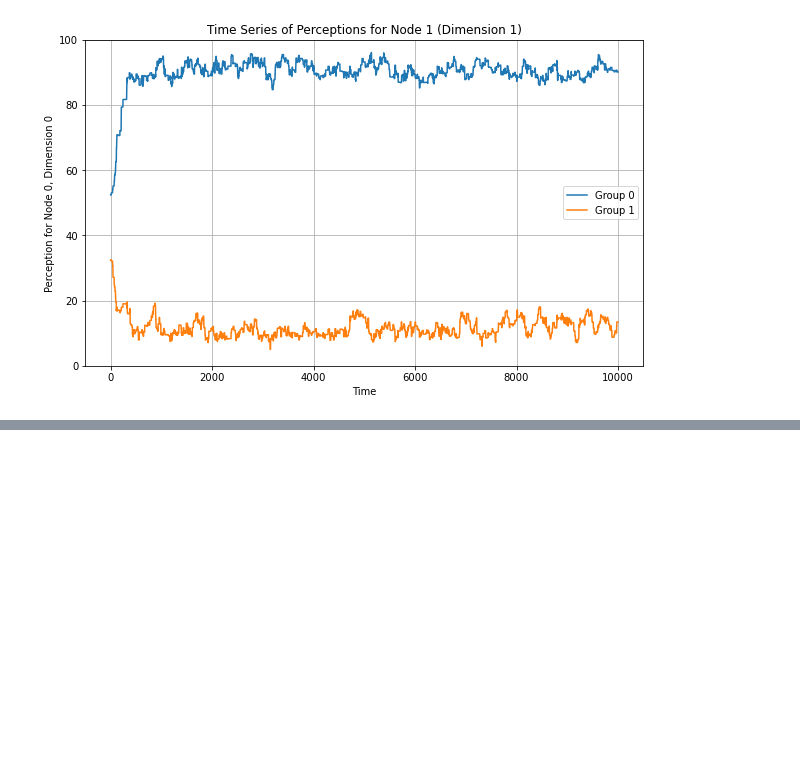
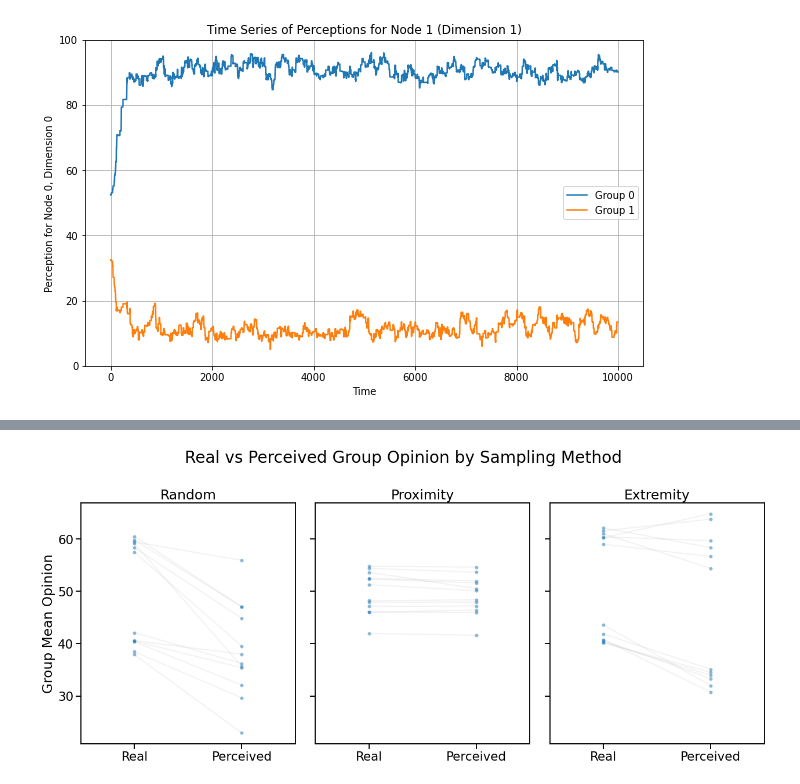
Before and after one commit to vincentmwong/groupshift-model, a Jupyter notebook: groupshift_analysis3.ipynb, the cells around one changed output, grey strips where cells are left out. Saved outputs shown, nothing was run; the diff lists cells and outputs as text; code cells hidden in the pictures; blank space fills up the shorter version.

```diff
--- a/groupshift_analysis3.ipynb
+++ b/groupshift_analysis3.ipynb
@@ -70,0 +164,63 @@ simulation.plot_indiv_values(0)
+# %%
+import pandas as pd
+import seaborn as sns
+import matplotlib.pyplot as plt
+
+df_long = df.melt(
+    id_vars=["simnum", "GroupID", "sample_method"],
+    value_vars=["true_mean", "percept_fin"],
+    var_name="Type",
+    value_name="MeanValue"
+)
+
+df_long["Type"] = df_long["Type"].map({
+    "true_mean": "Real",
+    "percept_fin": "Perceived"
+})
+# %%
+methods = ["random", "proximity", "extremity"]
+order = ["Real", "Perceived"]
+
+fig, axes = plt.subplots(1, len(methods), figsize=(18, 8), sharey=True)
+fig.subplots_adjust(wspace=0.15)
+
+for ax, method in zip(axes, methods):
+
+    df_sub = df_long[df_long["sample_method"] == method]
+
+    # Connecting lines
+    for (sim, group), subdf in df_sub.groupby(["simnum", "GroupID"]):
+        subdf = subdf.set_index("Type").loc[order].reset_index()
+        ax.plot(
+            subdf["Type"],
+            subdf["MeanValue"],
+            color="gray",
+            alpha=0.1,
+            linewidth=2
+        )
+
+    # Overlay dots
+    sns.stripplot(
+        data=df_sub,
+        x="Type",
+        y="MeanValue",
+        order=order,
+        jitter=0,
+        alpha=0.5,
+        marker=".",
+        size=12,
+        ax=ax
+    )
+    sns.set_context("talk", font_scale=1.3)
+
+    ax.set_title(method.capitalize())
+    ax.set_xlabel("")
+    ax.set_ylabel("Group Mean Opinion")
+
+plt.suptitle("Real vs Perceived Group Opinion by Sampling Method")
+plt.tight_layout()
+
+plt.savefig("figure1_v1.pdf", format="pdf", bbox_inches="tight")
+plt.show()
+# %% [output]
+[figure, added]
```
Also changed, not shown: parts of 7 cells of this notebook, 4 other files.
